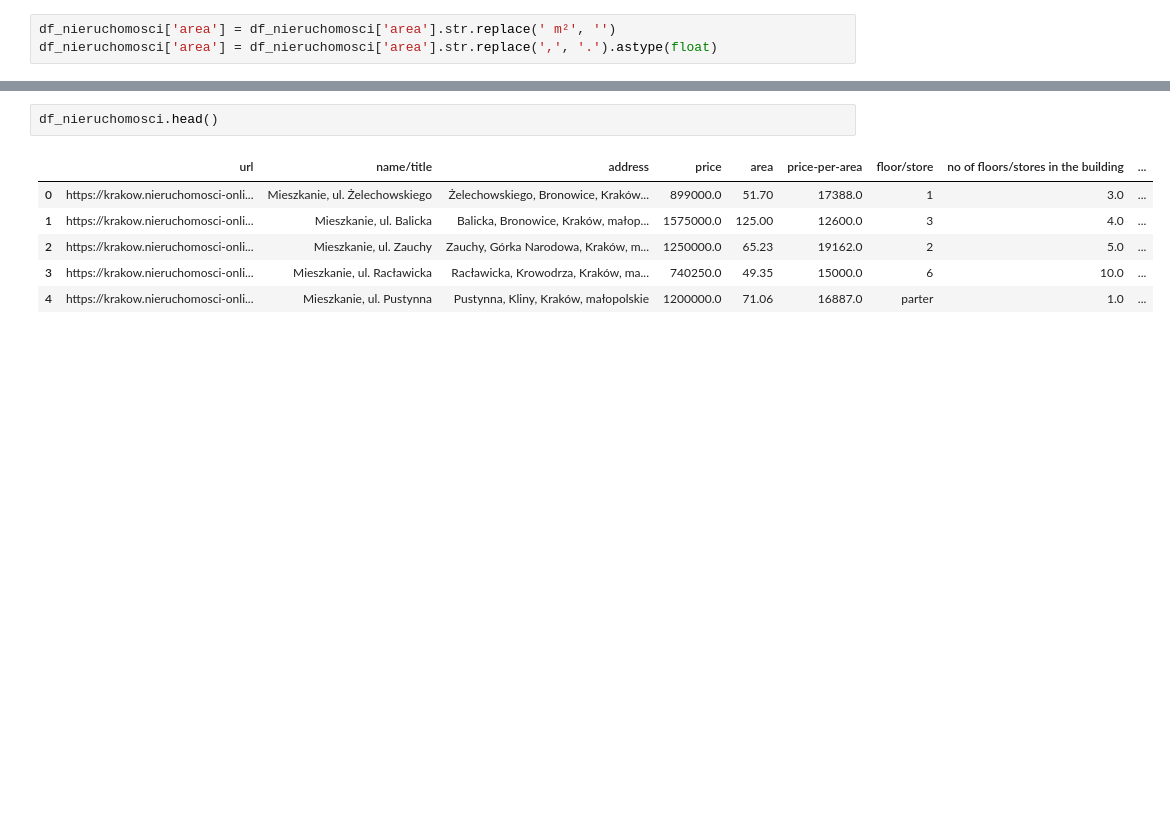
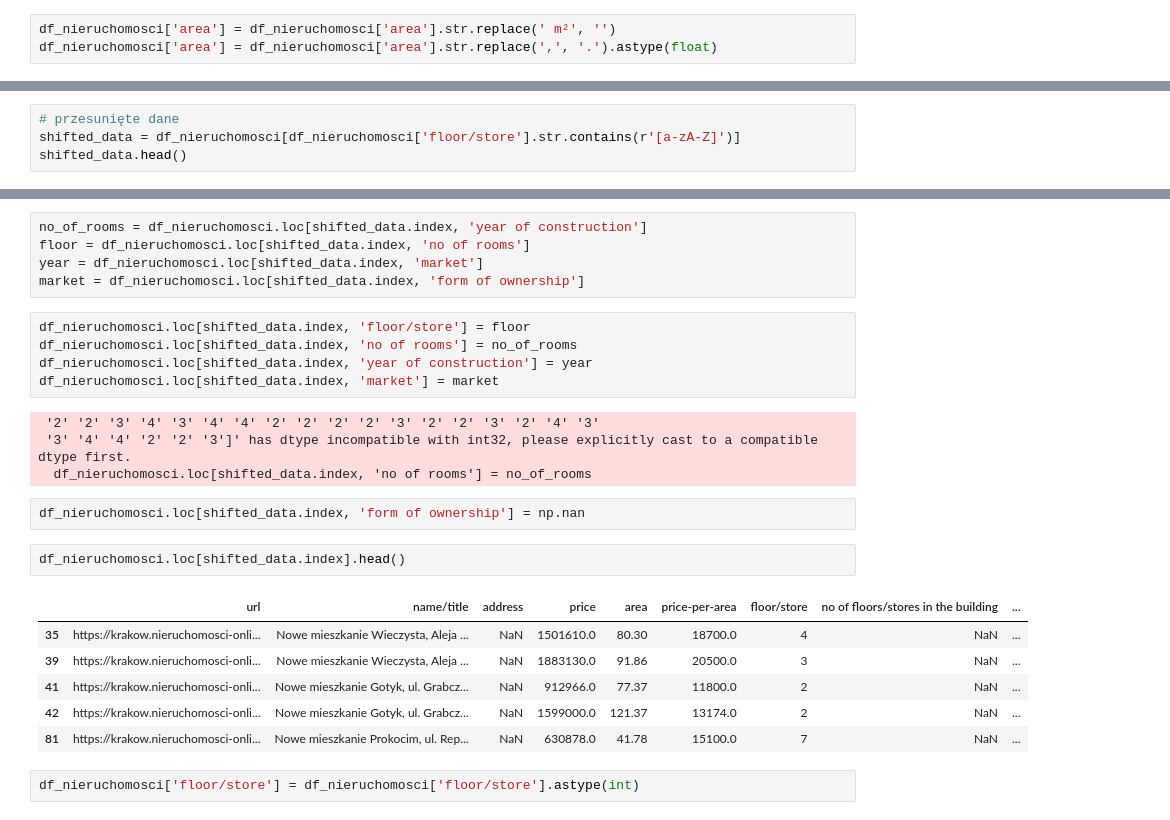
Before and after one commit to ksobczykR2DS/cracow-house-market-analysis, a Jupyter notebook: analysis.ipynb, the cells around one changed output, grey strips where cells are left out. Saved outputs shown, nothing was run; the diff lists cells and outputs as text; blank space fills up the shorter version.

```diff
--- a/analysis.ipynb
+++ b/analysis.ipynb
@@ -408,0 +573,4 @@ df_nieruchomosci[~df_nieruchomosci['no of rooms'].str.contains(r'\d')]
+# %%
+# przesunięte dane
+shifted_data = df_nieruchomosci[df_nieruchomosci['floor/store'].str.contains(r'[a-zA-Z]')]
+shifted_data.head()
@@ -409,9 +584,27 @@ df_nieruchomosci[~df_nieruchomosci['no of rooms'].str.contains(r'\d')]
+# %%
+no_of_rooms = df_nieruchomosci.loc[shifted_data.index, 'year of construction']
+floor = df_nieruchomosci.loc[shifted_data.index, 'no of rooms']
+year = df_nieruchomosci.loc[shifted_data.index, 'market']
+market = df_nieruchomosci.loc[shifted_data.index, 'form of ownership']
+# %%
+df_nieruchomosci.loc[shifted_data.index, 'floor/store'] = floor
+df_nieruchomosci.loc[shifted_data.index, 'no of rooms'] = no_of_rooms
+df_nieruchomosci.loc[shifted_data.index, 'year of construction'] = year
+df_nieruchomosci.loc[shifted_data.index, 'market'] = market
+# %% [output]
+ '2' '2' '3' '4' '3' '4' '4' '2' '2' '2' '2' '3' '2' '2' '3' '2' '4' '3'
+ '3' '4' '4' '2' '2' '3']' has dtype incompatible with int32, please explicitly cast to a compatible dtype first.
+  df_nieruchomosci.loc[shifted_data.index, 'no of rooms'] = no_of_rooms
+# %%
+df_nieruchomosci.loc[shifted_data.index, 'form of ownership'] = np.nan
 # %%
-df_nieruchomosci.head()
+df_nieruchomosci.loc[shifted_data.index].head()
 # %% [output]
 |  | url | name/title | address | price | area | price-per-area | floor/store | no of floors/stores in the building | ... |
-| 0 | https://krakow.nieruchomosci-onli... | Mieszkanie, ul. Żelechowskiego | Żelechowskiego, Bronowice, Kraków... | 899000.0 | 51.70 | 17388.0 | 1 | 3.0 | ... |
-| 1 | https://krakow.nieruchomosci-onli... | Mieszkanie, ul. Balicka | Balicka, Bronowice, Kraków, małop... | 1575000.0 | 125.00 | 12600.0 | 3 | 4.0 | ... |
-| 2 | https://krakow.nieruchomosci-onli... | Mieszkanie, ul. Zauchy | Zauchy, Górka Narodowa, Kraków, m... | 1250000.0 | 65.23 | 19162.0 | 2 | 5.0 | ... |
-| 3 | https://krakow.nieruchomosci-onli... | Mieszkanie, ul. Racławicka | Racławicka, Krowodrza, Kraków, ma... | 740250.0 | 49.35 | 15000.0 | 6 | 10.0 | ... |
-| 4 | https://krakow.nieruchomosci-onli... | Mieszkanie, ul. Pustynna | Pustynna, Kliny, Kraków, małopolskie | 1200000.0 | 71.06 | 16887.0 | parter | 1.0 | ... |
+| 35 | https://krakow.nieruchomosci-onli... | Nowe mieszkanie Wieczysta, Aleja ... | NaN | 1501610.0 | 80.30 | 18700.0 | 4 | NaN | ... |
+| 39 | https://krakow.nieruchomosci-onli... | Nowe mieszkanie Wieczysta, Aleja ... | NaN | 1883130.0 | 91.86 | 20500.0 | 3 | NaN | ... |
+| 41 | https://krakow.nieruchomosci-onli... | Nowe mieszkanie Gotyk, ul. Grabcz... | NaN | 912966.0 | 77.37 | 11800.0 | 2 | NaN | ... |
+| 42 | https://krakow.nieruchomosci-onli... | Nowe mieszkanie Gotyk, ul. Grabcz... | NaN | 1599000.0 | 121.37 | 13174.0 | 2 | NaN | ... |
+| 81 | https://krakow.nieruchomosci-onli... | Nowe mieszkanie Prokocim, ul. Rep... | NaN | 630878.0 | 41.78 | 15100.0 | 7 | NaN | ... |
+# %%
+df_nieruchomosci['floor/store'] = df_nieruchomosci['floor/store'].astype(int)
```
Also changed, not shown: parts of 40 cells of this notebook.
